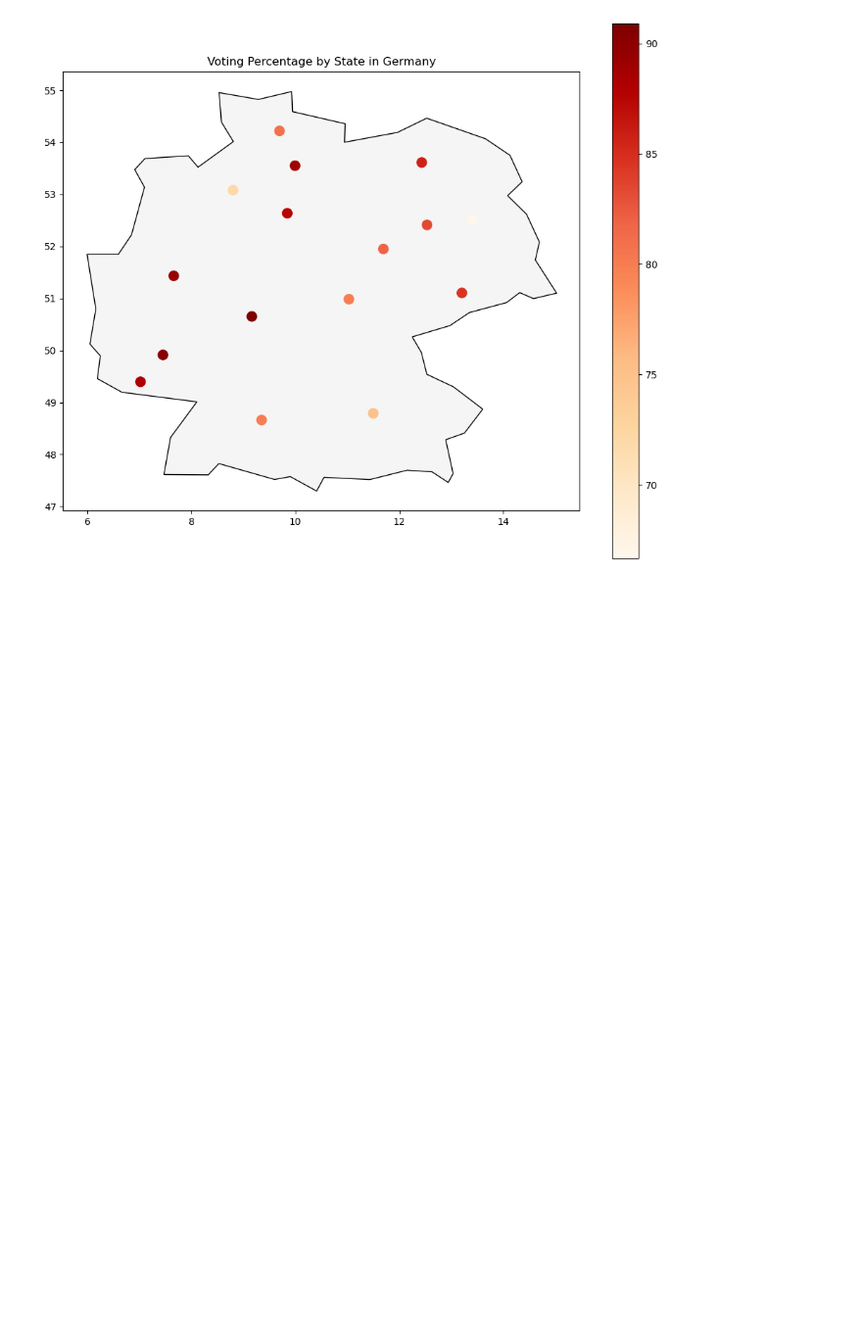
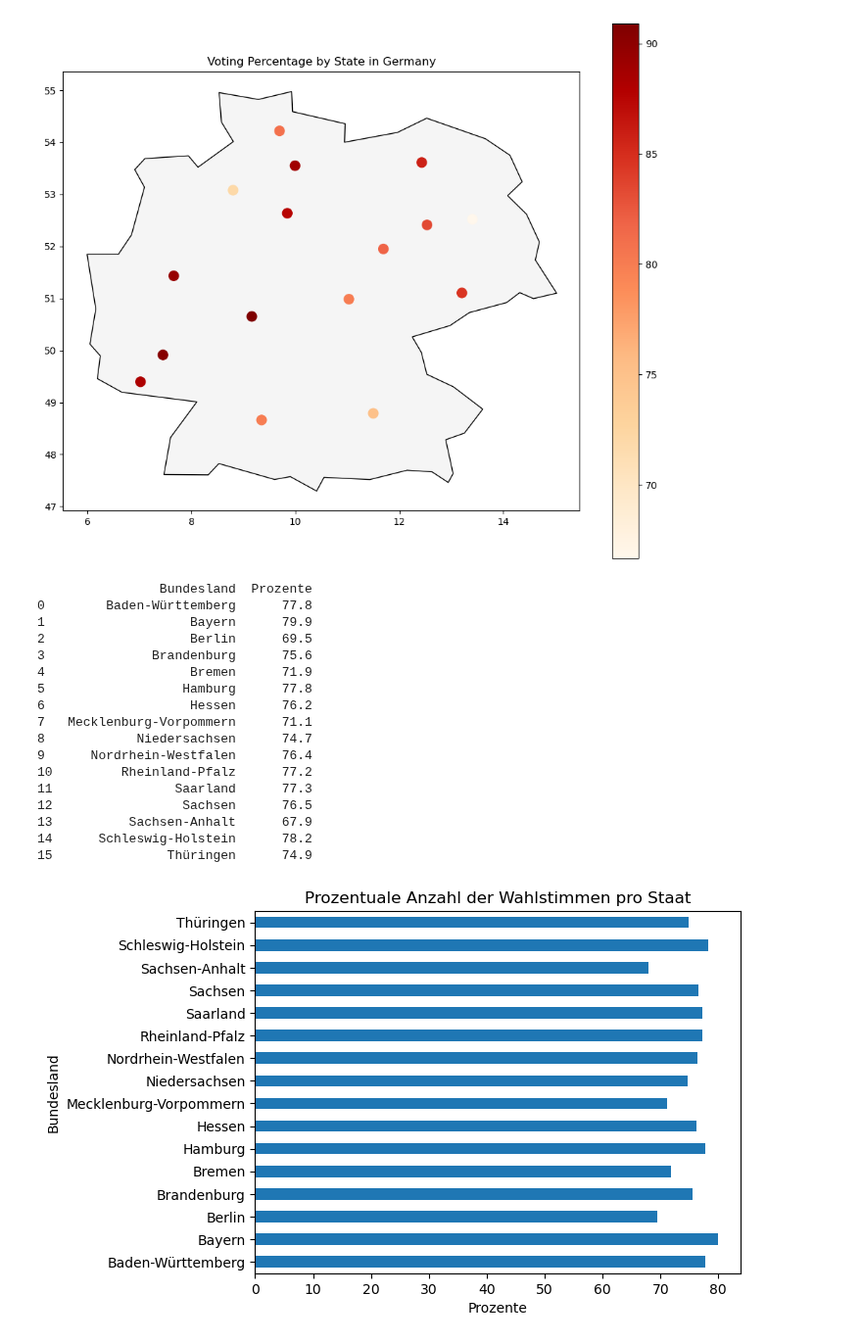
Before and after one commit to Yun1us/University, a Jupyter notebook: 2.Semester/Data_Science_II/Praktikum/hotplot.ipynb, the cells around one changed output. Shown at 98% size. Saved outputs shown, nothing was run; the diff lists cells and outputs as text; code cells hidden in the pictures; blank space fills up the shorter version.

```diff
--- a/2.Semester/Data_Science_II/Praktikum/hotplot.ipynb
+++ b/2.Semester/Data_Science_II/Praktikum/hotplot.ipynb
@@ -276,0 +254,35 @@ columns = ["Bundesland", "Prozente"]
+# %%
+import pandas as pd
+import matplotlib.pyplot as plt
+
+# Load the data from the CSV file
+voting_data = pd.read_csv("./hdata.csv")
+
+# Display the DataFrame
+print(voting_data)
+
+# Plot the DataFrame as a horizontal bar chart
+voting_data.plot(kind='barh', x='Bundesland', y='Prozente', legend=False)
+plt.title('Prozentuale Anzahl der Wahlstimmen pro Staat')
+plt.xlabel('Prozente')
+plt.ylabel('Bundesland')
+plt.show()
+# %% [output]
+                Bundesland  Prozente
+0        Baden-Württemberg      77.8
+1                   Bayern      79.9
+2                   Berlin      69.5
+3              Brandenburg      75.6
+4                   Bremen      71.9
+5                  Hamburg      77.8
+6                   Hessen      76.2
+7   Mecklenburg-Vorpommern      71.1
+8            Niedersachsen      74.7
+9      Nordrhein-Westfalen      76.4
+10         Rheinland-Pfalz      77.2
+11                Saarland      77.3
+12                 Sachsen      76.5
+13          Sachsen-Anhalt      67.9
+14      Schleswig-Holstein      78.2
+15               Thüringen      74.9
+[figure, added]
```
Also changed, not shown: parts of 3 cells of this notebook, 1 other file.
